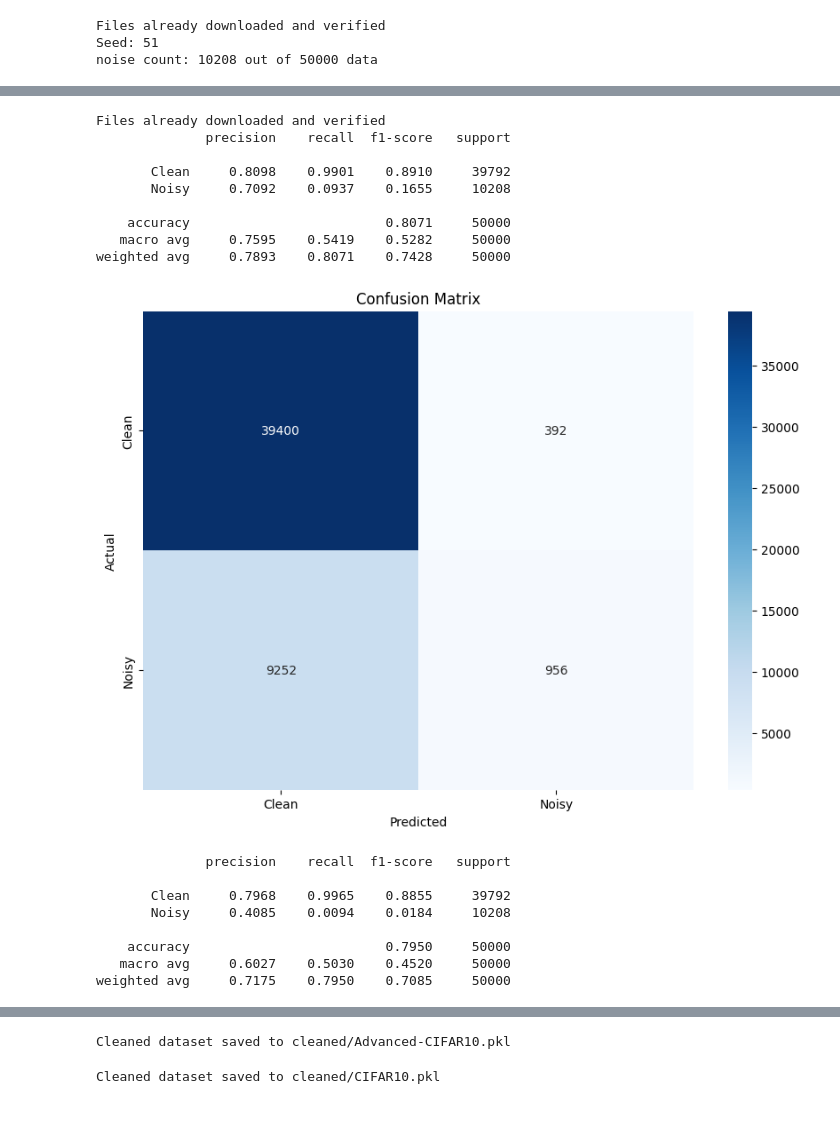
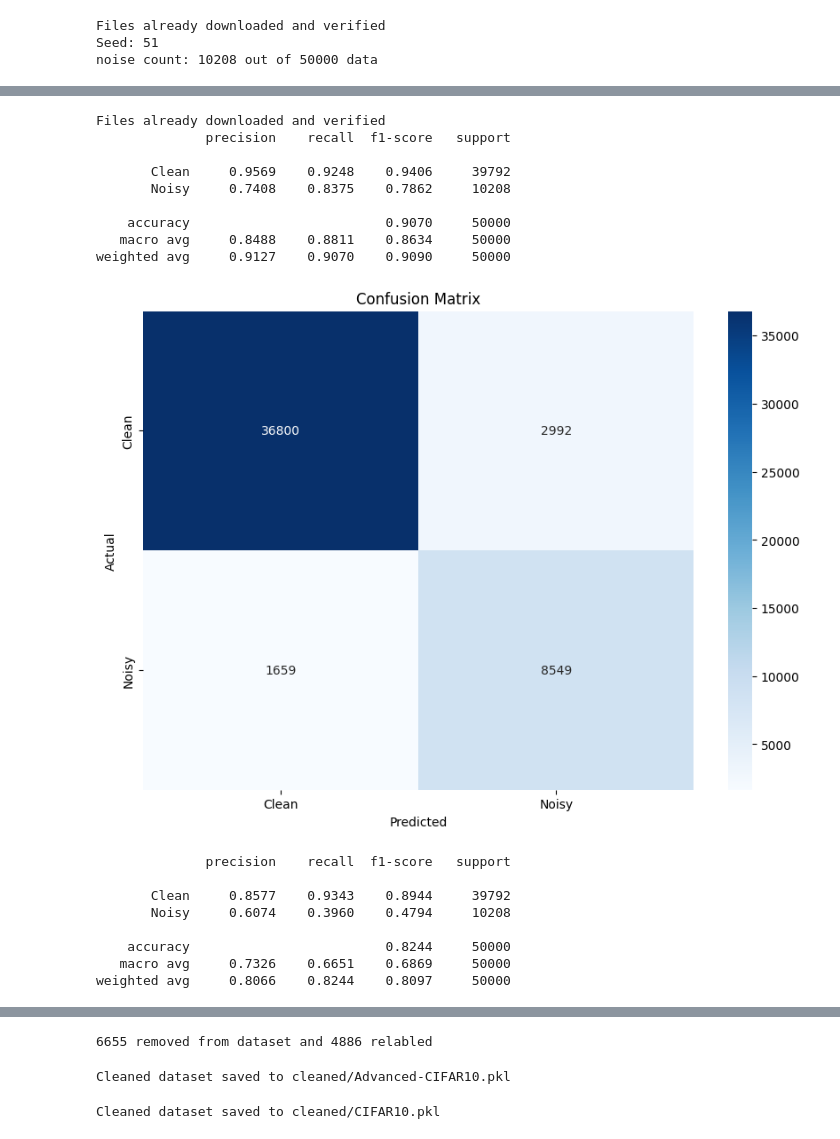
Before and after one commit to stormaref/SiameseNoiseDetection, a Jupyter notebook: main.ipynb, the cells around one changed output, grey strips where cells are left out. Drawn from its saved outputs; the diff is of its cells as text; code cells hidden in the pictures.

```diff
--- a/main.ipynb
+++ b/main.ipynb
@@ -248,23 +206,23 @@ Area Under the Curve (AUC): 0.005021599927381002
 # %%
 dataset = CIFAR10(root='data', train=True, download=True)
-manual_cleaned = noise_cleaner.advanced_clean(dataset=dataset, mistakes_count=8, relabel_threshold=6)
+manual_cleaned = noise_cleaner.advanced_clean(dataset=dataset, mistakes_count=9, relabel_threshold=10)
 noise_cleaner.save_cleaned_cifar_dataset_manual(manual_cleaned, 'cleaned', 'Advanced-CIFAR10')
 # %% [output]
 Files already downloaded and verified
               precision    recall  f1-score   support
 
-       Clean     0.8098    0.9901    0.8910     39792
-       Noisy     0.7092    0.0937    0.1655     10208
+       Clean     0.9569    0.9248    0.9406     39792
+       Noisy     0.7408    0.8375    0.7862     10208
 
-    accuracy                         0.8071     50000
-   macro avg     0.7595    0.5419    0.5282     50000
-weighted avg     0.7893    0.8071    0.7428     50000
+    accuracy                         0.9070     50000
+   macro avg     0.8488    0.8811    0.8634     50000
+weighted avg     0.9127    0.9070    0.9090     50000
-[figure, old version]
+[figure, new version]
               precision    recall  f1-score   support
 
-       Clean     0.7968    0.9965    0.8855     39792
-       Noisy     0.4085    0.0094    0.0184     10208
+       Clean     0.8577    0.9343    0.8944     39792
+       Noisy     0.6074    0.3960    0.4794     10208
 
-    accuracy                         0.7950     50000
-   macro avg     0.6027    0.5030    0.4520     50000
-weighted avg     0.7175    0.7950    0.7085     50000
+    accuracy                         0.8244     50000
+   macro avg     0.7326    0.6651    0.6869     50000
+weighted avg     0.8066    0.8244    0.8097     50000
@@ -272,4 +230,5 @@ weighted avg     0.7175    0.7950    0.7085     50000
-Cleaned dataset saved to cleaned/Advanced-CIFAR10.pkl
+6655 removed from dataset and 4886 relabled
+Cleaned dataset saved to cleaned/Advanced-CIFAR10.pkl
 # %%
 noise_cleaner.save_cleaned_cifar_dataset('cleaned', 'CIFAR10')
 # %% [output]
```
Also changed, not shown: parts of 4 cells of this notebook, 8 other files.
